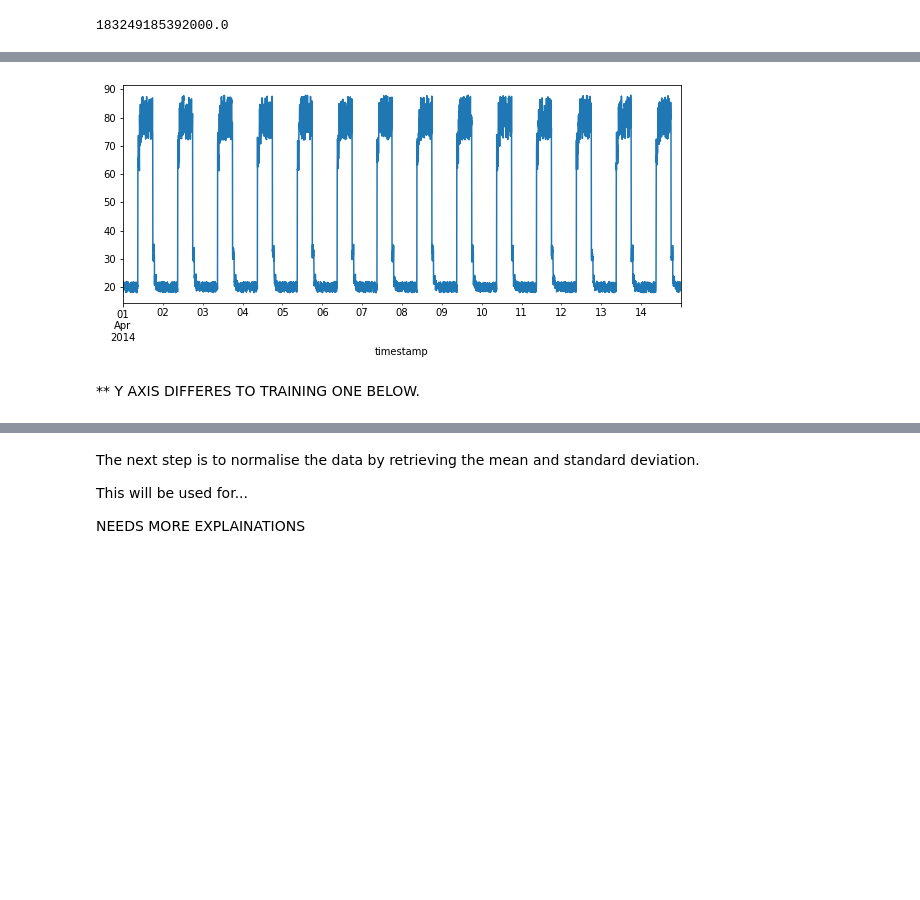
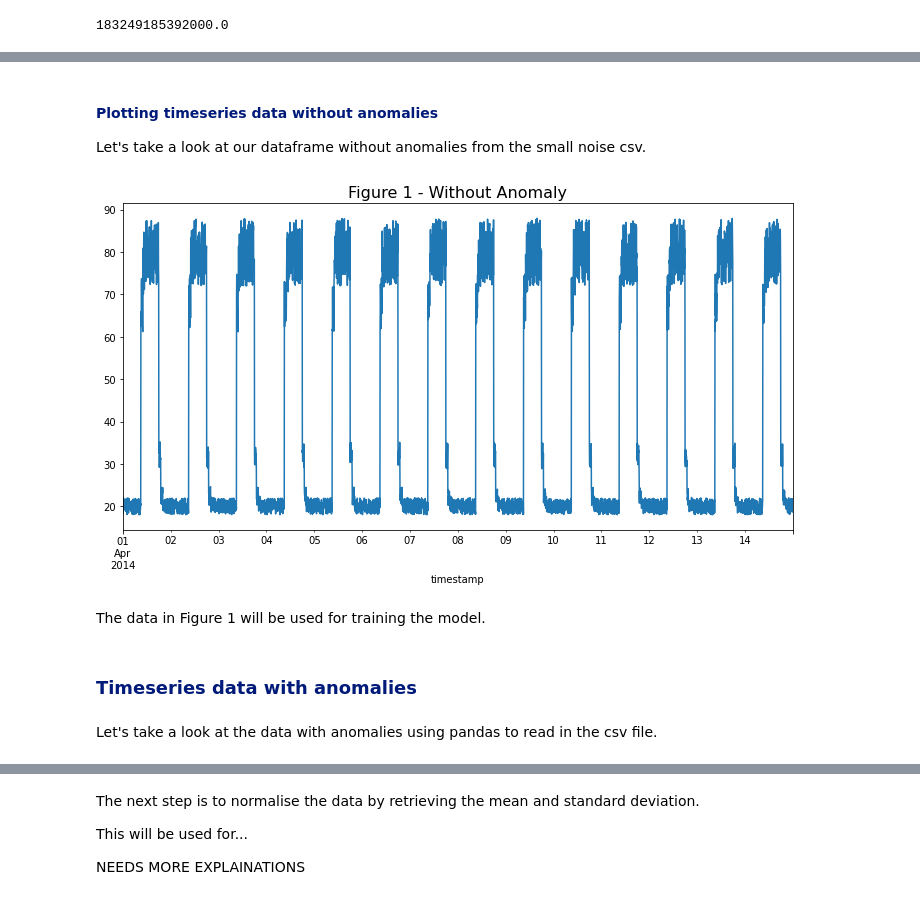
Before and after one commit to SarahMcN25/machine_stastics_assessment, a Jupyter notebook: anomaly-detection.ipynb, the cells around one changed output, grey strips where cells are left out. Saved outputs shown, nothing was run; the diff lists cells and outputs as text; code cells hidden in the pictures; blank space fills up the shorter version.

Commit message:
added images. Finished loading data section and reading of df

```diff
--- a/anomaly-detection.ipynb
+++ b/anomaly-detection.ipynb
@@ -200,15 +200,20 @@ df_small_noise.iloc[0].values[0] * 10e12
+# %% [markdown]
+<h4 style="color: #001a79;">Plotting timeseries data without anomalies</h4>
+
+Let's take a look at our dataframe without anomalies from the small noise csv.
 # %%
 # Plot without anomalies.
+fig, ax = plt.subplots(figsize=(12,6))
+plt.title("Figure 1 - Without Anomaly", size=16)
 
-# plot the no_anomaly_url
-fig, ax = plt.subplots(figsize=(10,4))
-plt.title("Figure 1", size=16)
-# Use pandas to plot data frame.
-#ax = ax means it will create its own seet of axes if
+# ax=ax means it will create its own seet of axes .
 df_small_noise.plot(legend=False, ax=ax);
 # %% [output]
-[figure, old version]
+[figure, new version]
-# %% [markdown]
-**
-Y AXIS DIFFERES TO TRAINING ONE BELOW.
+# %% [markdown]
+The data in Figure 1 will be used for training the model.
+# %% [markdown]
+<h3 style="color: #001a79;">Timeseries data with anomalies</h3>
+# %% [markdown]
+Let's take a look at the data with anomalies using pandas to read in the csv file.
 # %%
```
Also changed, not shown: parts of 40 cells of this notebook, 2 other files.
